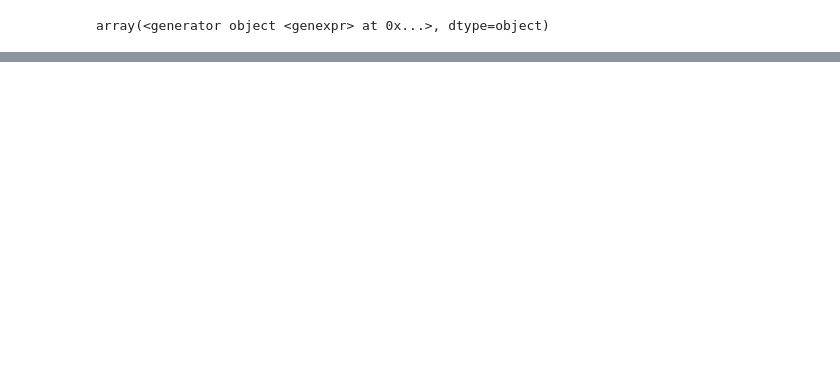
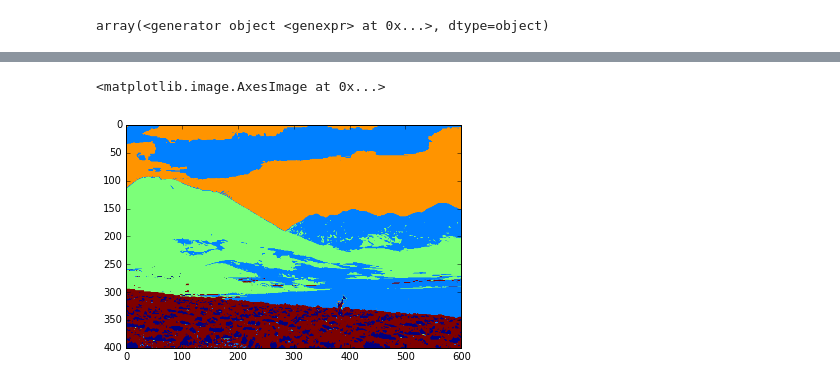
Before and after one commit to DarwinSenior/cs498, a Jupyter notebook: assignment5/hw5.ipynb, the cells around one changed output, grey strips where cells are left out. Cells and saved outputs as stored; diff of their text form; code cells hidden in the pictures; blank space fills up the shorter version.

```diff
--- a/assignment5/hw5.ipynb
+++ b/assignment5/hw5.ipynb
@@ -64,0 +136,5 @@ np.zeros?
+# %%
+np.seterr(all='warn')
+np.set_printoptions(precision=3)
+
+pi, mu = EM(data*40, 50, E_normal, M_normal, init_normal, (H,W))
@@ -64,0 +184,7 @@ np.zeros?
+# %%
+# clusters = skcluster.KMeans(n_clusters=20).fit(data)
+# print(clusters.cluster_centers_)
+imshow(pos.reshape((H,W)))
+# %% [output]
+<matplotlib.image.AxesImage at 0x...>
+[figure, added]
```
Also changed, not shown: parts of 14 cells of this notebook.
